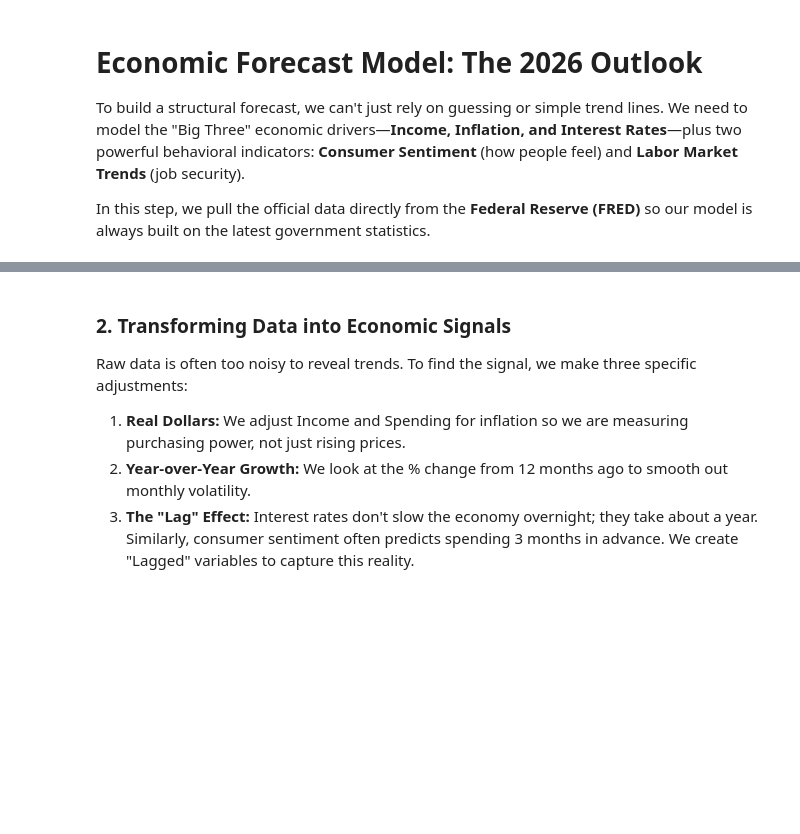
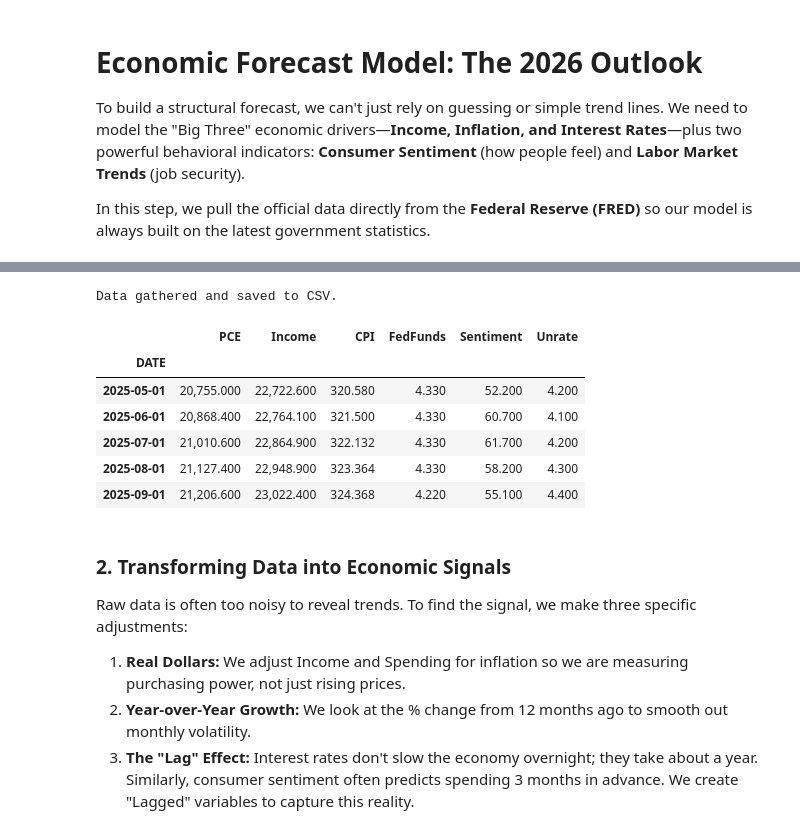
Before and after one commit to joedom99/basic-economic-forecasting-multiple-regression-python, a Jupyter notebook: basic_economic_forecast_using_multiple_regression.ipynb, the cells around one changed output, grey strips where cells are left out. Cells and saved outputs as stored; diff of their text form; code cells hidden in the pictures; blank space fills up the shorter version.

```diff
--- a/basic_economic_forecast_using_multiple_regression.ipynb
+++ b/basic_economic_forecast_using_multiple_regression.ipynb
@@ -46,3 +57,24 @@ Download complete. Loaded 309 months of economic data.
+# %%
+# ---------------------------------------------------------
+# OPTIONAL STEP
+# PRO TIP: Snapshot your data!
+# In real-world data science, we save a local copy so our
+# results don't change if the government revises past numbers.
+# ---------------------------------------------------------
+df_economic_data = df_raw
+df_economic_data.to_csv('my_economic_forecast_data.csv')
+
+print("Data gathered and saved to CSV.")
+df_economic_data.tail()
+# %% [output]
+Data gathered and saved to CSV.
+|  | PCE | Income | CPI | FedFunds | Sentiment | Unrate |
+| DATE |  |  |  |  |  |  |
+| 2025-05-01 | 20,755.000 | 22,722.600 | 320.580 | 4.330 | 52.200 | 4.200 |
+| 2025-06-01 | 20,868.400 | 22,764.100 | 321.500 | 4.330 | 60.700 | 4.100 |
+| 2025-07-01 | 21,010.600 | 22,864.900 | 322.132 | 4.330 | 61.700 | 4.200 |
+| 2025-08-01 | 21,127.400 | 22,948.900 | 323.364 | 4.330 | 58.200 | 4.300 |
+| 2025-09-01 | 21,206.600 | 23,022.400 | 324.368 | 4.220 | 55.100 | 4.400 |
 # %% [markdown]
 ### **2. Transforming Data into Economic Signals**
 Raw data is often too noisy to reveal trends. To find the signal, we make three specific adjustments:
```
Also changed, not shown: parts of 5 cells of this notebook.
